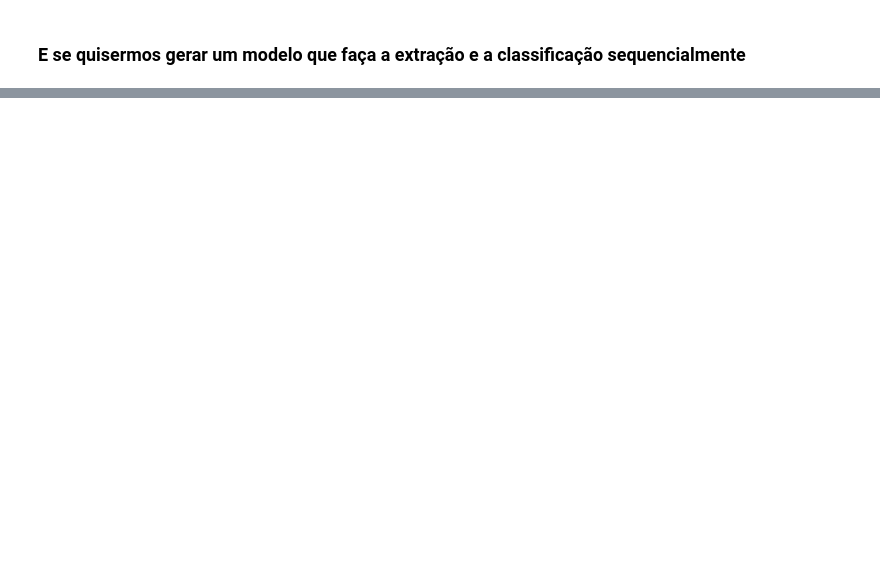
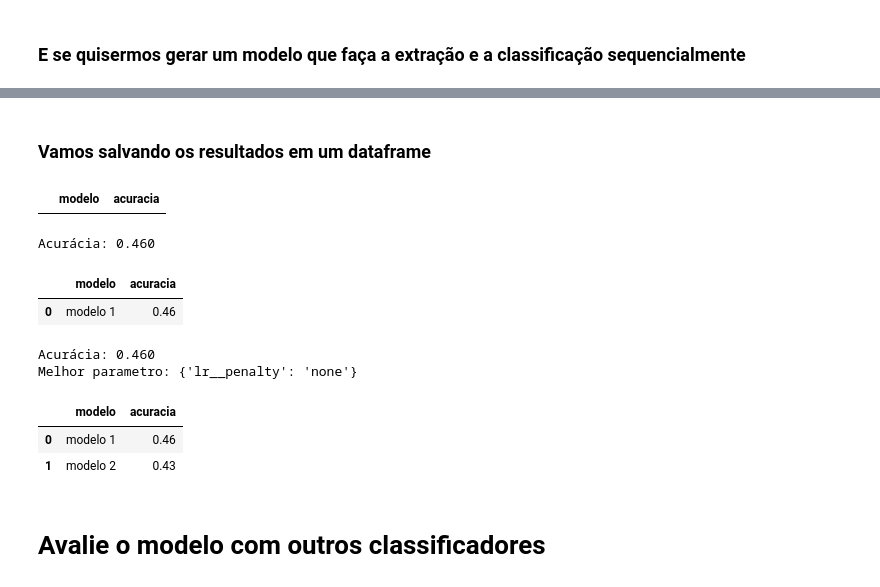
Before and after one commit to Francimaria/especializacao_DNN, a Jupyter notebook: 12 - pln.ipynb, the cells around one changed output, grey strips where cells are left out. Cells and saved outputs as stored; diff of their text form; code cells hidden in the pictures; blank space fills up the shorter version.

```diff
--- a/12 - pln.ipynb
+++ b/12 - pln.ipynb
@@ -422,0 +421,2 @@ Score: 0.500
+# %% [markdown]
+### Vamos salvando os resultados em um dataframe
@@ -422,0 +427,77 @@ Score: 0.500
+# %%
+# Vamos usar um dataFrame para ir salvando os resultados
+# adicione outras métricas
+df_results = pd.DataFrame(columns=['modelo', 'acuracia'])
+df_results
+# %% [output]
+|  | modelo | acuracia |
+# %%
+# Modelo 1
+from sklearn.pipeline import Pipeline
+
+pipe = Pipeline([('tfidf', TfidfVectorizer()),
+                 ('lr', LogisticRegression(random_state=42))])
+
+pipe.fit(X_train, y_train)
+
+y_pred = pipe.predict(X_test)
+
+
+acc = accuracy_score(y_test, y_pred)
+#round value
+acc = round(acc, 2)
+
+#f_score = f1_score(y_test, y_pred, average='macro')
+
+# Adicione o resultado no dataframe
+# criando uma nova linha para adicionar no dataFrame
+new_row = {'modelo': 'modelo 1','acuracia': acc}
+df_results = df_results.append(new_row, ignore_index=True)
+print("Acurácia: %.3f" %acc)
+df_results
+# %% [output]
+Acurácia: 0.460
+|  | modelo | acuracia |
+| 0 | modelo 1 | 0.46 |
+# %%
+# Modelo 2
+
+# ajustando os parâmetros
+# O nosso modelo agora é o pipeline
+model =  Pipeline([('tfidf', TfidfVectorizer()),
+                  ('lr', LogisticRegression(random_state=42))])
+
+# Nos parâmetros precisamos especificar a qual etapa ele pertence (nome__) * Obs.: são dois underlines (__)
+parameters = {'lr__penalty': ['L2', 'none']}
+
+grid = GridSearchCV(estimator = model,             # k-nn
+                    param_grid = parameters,       # dicionário com valores para serem testados.
+                    scoring = 'accuracy',          # métrica de avaliação #f1_macro
+                    cv = 5)                        # cross-validation
+
+grid.fit(X_train, y_train)
+
+y_pred = grid.predict(X_test)
+
+acc = accuracy_score(y_test, y_pred)
+#round value
+acc = round(acc, 2)
+
+#f_score = f1_score(y_test, y_pred, average='macro')
+
+# Adicione o resultado no dataframe
+# criando uma nova linha para adicionar no dataFrame
+new_row = {'modelo': 'modelo 2','acuracia': acc}
+df_results = df_results.append(new_row, ignore_index=True)
+print("Acurácia: %.3f" %pipe.score(X_test, y_test))
+
+print("Melhor parametro:", grid.best_params_)
+display(df_results)
+# %% [output]
+Acurácia: 0.460
+Melhor parametro: {'lr__penalty': 'none'}
+|  | modelo | acuracia |
+| 0 | modelo 1 | 0.46 |
+| 1 | modelo 2 | 0.43 |
+# %% [markdown]
+# Avalie o modelo com outros classificadores
```
Also changed, not shown: parts of 14 cells of this notebook, 1 other file.
